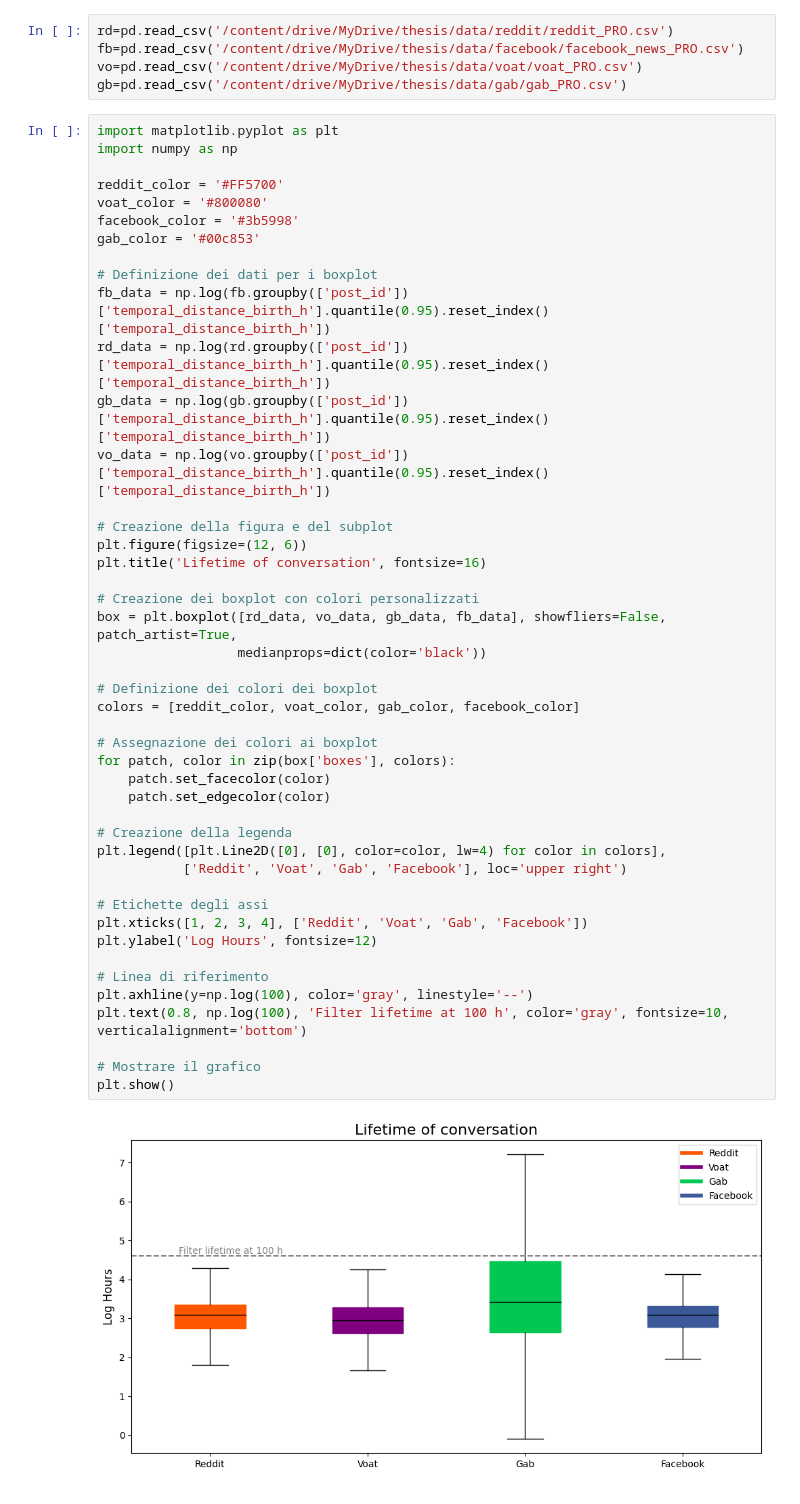
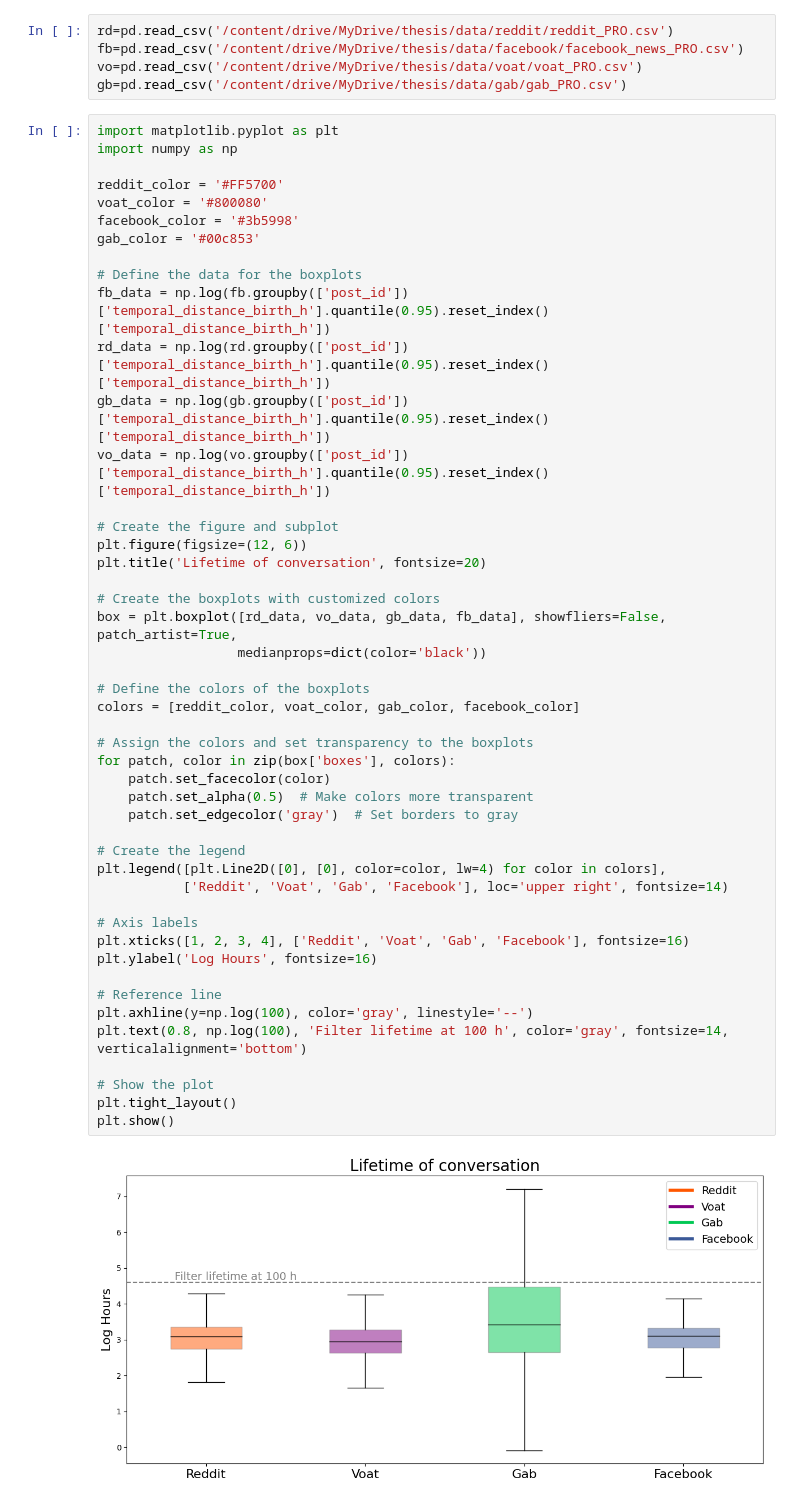
Before and after one commit to jacoponudo/Conversation_dynamics, a Jupyter notebook: src/EDA/EDA_draw/draw_lifetime_thread.ipynb, the cells around one changed output. Cells and saved outputs as stored; diff of their text form.

```diff
--- a/src/EDA/EDA_draw/draw_lifetime_thread.ipynb
+++ b/src/EDA/EDA_draw/draw_lifetime_thread.ipynb
@@ -48,46 +48,48 @@ gb=pd.read_csv('/content/drive/MyDrive/thesis/data/gab/gab_PRO.csv')
 import matplotlib.pyplot as plt
 import numpy as np
 
 reddit_color = '#FF5700'
 voat_color = '#800080'
 facebook_color = '#3b5998'
 gab_color = '#00c853'
 
-# Definizione dei dati per i boxplot
+# Define the data for the boxplots
 fb_data = np.log(fb.groupby(['post_id'])['temporal_distance_birth_h'].quantile(0.95).reset_index()['temporal_distance_birth_h'])
 rd_data = np.log(rd.groupby(['post_id'])['temporal_distance_birth_h'].quantile(0.95).reset_index()['temporal_distance_birth_h'])
 gb_data = np.log(gb.groupby(['post_id'])['temporal_distance_birth_h'].quantile(0.95).reset_index()['temporal_distance_birth_h'])
 vo_data = np.log(vo.groupby(['post_id'])['temporal_distance_birth_h'].quantile(0.95).reset_index()['temporal_distance_birth_h'])
 
-# Creazione della figura e del subplot
+# Create the figure and subplot
 plt.figure(figsize=(12, 6))
-plt.title('Lifetime of conversation', fontsize=16)
+plt.title('Lifetime of conversation', fontsize=20)
 
-# Creazione dei boxplot con colori personalizzati
+# Create the boxplots with customized colors
 box = plt.boxplot([rd_data, vo_data, gb_data, fb_data], showfliers=False, patch_artist=True,
                   medianprops=dict(color='black'))
 
-# Definizione dei colori dei boxplot
+# Define the colors of the boxplots
 colors = [reddit_color, voat_color, gab_color, facebook_color]
 
-# Assegnazione dei colori ai boxplot
+# Assign the colors and set transparency to the boxplots
 for patch, color in zip(box['boxes'], colors):
     patch.set_facecolor(color)
-    patch.set_edgecolor(color)
+    patch.set_alpha(0.5)  # Make colors more transparent
+    patch.set_edgecolor('gray')  # Set borders to gray
 
-# Creazione della legenda
+# Create the legend
 plt.legend([plt.Line2D([0], [0], color=color, lw=4) for color in colors],
-           ['Reddit', 'Voat', 'Gab', 'Facebook'], loc='upper right')
+           ['Reddit', 'Voat', 'Gab', 'Facebook'], loc='upper right', fontsize=14)
 
-# Etichette degli assi
-plt.xticks([1, 2, 3, 4], ['Reddit', 'Voat', 'Gab', 'Facebook'])
-plt.ylabel('Log Hours', fontsize=12)
+# Axis labels
+plt.xticks([1, 2, 3, 4], ['Reddit', 'Voat', 'Gab', 'Facebook'], fontsize=16)
+plt.ylabel('Log Hours', fontsize=16)
 
-# Linea di riferimento
+# Reference line
 plt.axhline(y=np.log(100), color='gray', linestyle='--')
-plt.text(0.8, np.log(100), 'Filter lifetime at 100 h', color='gray', fontsize=10, verticalalignment='bottom')
+plt.text(0.8, np.log(100), 'Filter lifetime at 100 h', color='gray', fontsize=14, verticalalignment='bottom')
 
-# Mostrare il grafico
+# Show the plot
+plt.tight_layout()
 plt.show()
 # %% [output]
-[figure, old version]
+[figure, new version]
```
